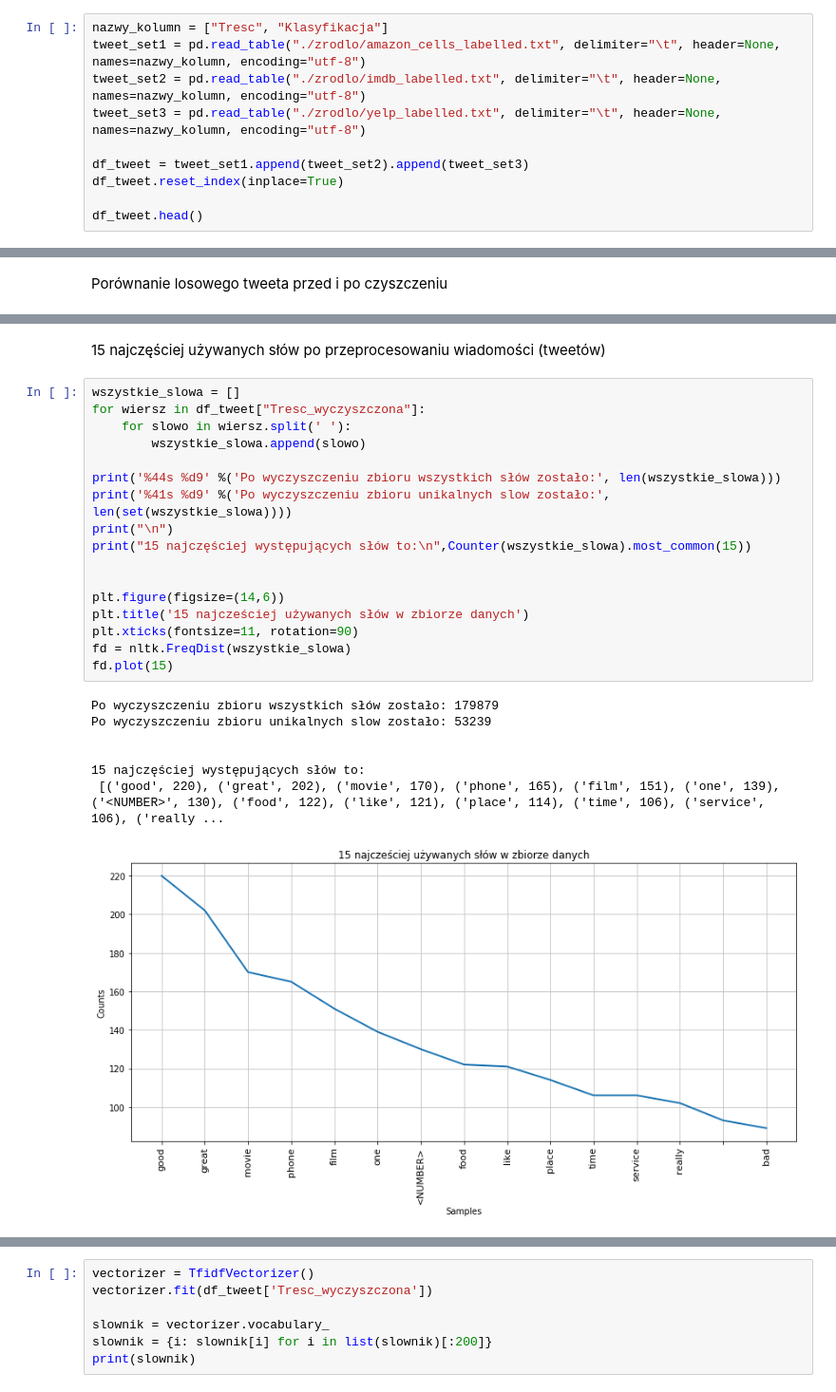
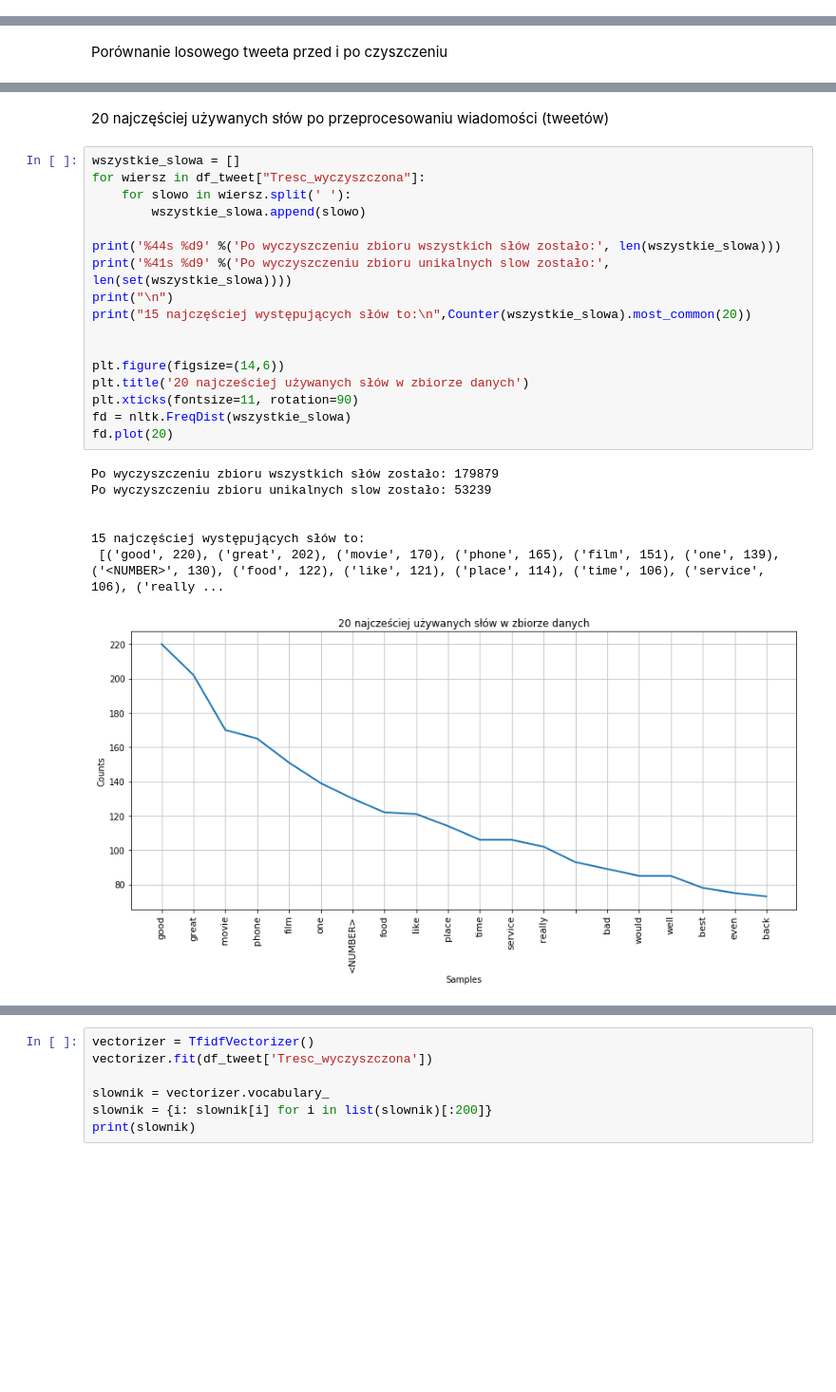
Before and after one commit to daltonas/Klasyfikacja-wydzwieku-tweetow, a Jupyter notebook: Klasyfikacja_wydzwieku_tweetow-projekt_zaliczeniowy.ipynb, the cells around one changed output, grey strips where cells are left out. Shown: that part at 95% size. Saved outputs shown, nothing was run; the diff lists cells and outputs as text; blank space fills up the shorter version.

```diff
--- a/Klasyfikacja_wydzwieku_tweetow-projekt_zaliczeniowy.ipynb
+++ b/Klasyfikacja_wydzwieku_tweetow-projekt_zaliczeniowy.ipynb
@@ -102,13 +102,3 @@ fd.plot(20)
 [figure]
 # %% [markdown]
 Funkcje wykorzystywane do czyszczenia wiadomości
-# %%
-nazwy_kolumn = ["Tresc", "Klasyfikacja"]
-tweet_set1 = pd.read_table("./zrodlo/amazon_cells_labelled.txt", delimiter="\t", header=None, names=nazwy_kolumn, encoding="utf-8")
-tweet_set2 = pd.read_table("./zrodlo/imdb_labelled.txt", delimiter="\t", header=None, names=nazwy_kolumn, encoding="utf-8")
-tweet_set3 = pd.read_table("./zrodlo/yelp_labelled.txt", delimiter="\t", header=None, names=nazwy_kolumn, encoding="utf-8")
-
-df_tweet = tweet_set1.append(tweet_set2).append(tweet_set3)
-df_tweet.reset_index(inplace=True)
-
-df_tweet.head()
@@ -211,28 +186,28 @@ impressed going original battery extended battery
 # %% [markdown]
-15 najczęściej używanych słów po przeprocesowaniu wiadomości (tweetów)
+20 najczęściej używanych słów po przeprocesowaniu wiadomości (tweetów)
 # %%
 wszystkie_slowa = []
 for wiersz in df_tweet["Tresc_wyczyszczona"]:
     for slowo in wiersz.split(' '):
         wszystkie_slowa.append(slowo)
 
 print('%44s %d9' %('Po wyczyszczeniu zbioru wszystkich słów zostało:', len(wszystkie_slowa)))
 print('%41s %d9' %('Po wyczyszczeniu zbioru unikalnych slow zostało:', len(set(wszystkie_slowa))))
 print("\n")
-print("15 najczęściej występujących słów to:\n",Counter(wszystkie_slowa).most_common(15))
+print("15 najczęściej występujących słów to:\n",Counter(wszystkie_slowa).most_common(20))
 
 
 plt.figure(figsize=(14,6))
-plt.title('15 najcześciej używanych słów w zbiorze danych')
+plt.title('20 najcześciej używanych słów w zbiorze danych')
 plt.xticks(fontsize=11, rotation=90)
 fd = nltk.FreqDist(wszystkie_slowa)
-fd.plot(15)
+fd.plot(20)
 # %% [output]
 Po wyczyszczeniu zbioru wszystkich słów zostało: 179879
 Po wyczyszczeniu zbioru unikalnych slow zostało: 53239
 
 
 15 najczęściej występujących słów to:
  [('good', 220), ('great', 202), ('movie', 170), ('phone', 165), ('film', 151), ('one', 139), ('<NUMBER>', 130), ('food', 122), ('like', 121), ('place', 114), ('time', 106), ('service', 106), ('really ...
-[figure, old version]
+[figure, new version]
 # %% [markdown]
```
Also changed, not shown: parts of 17 cells of this notebook.
